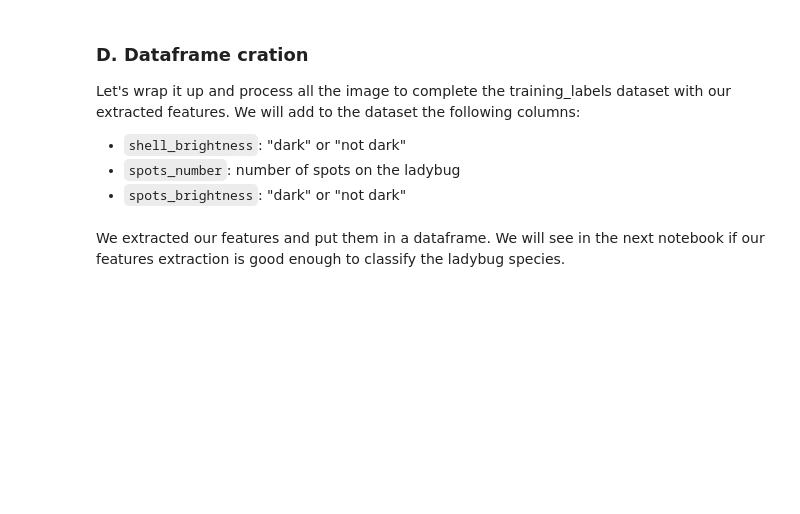
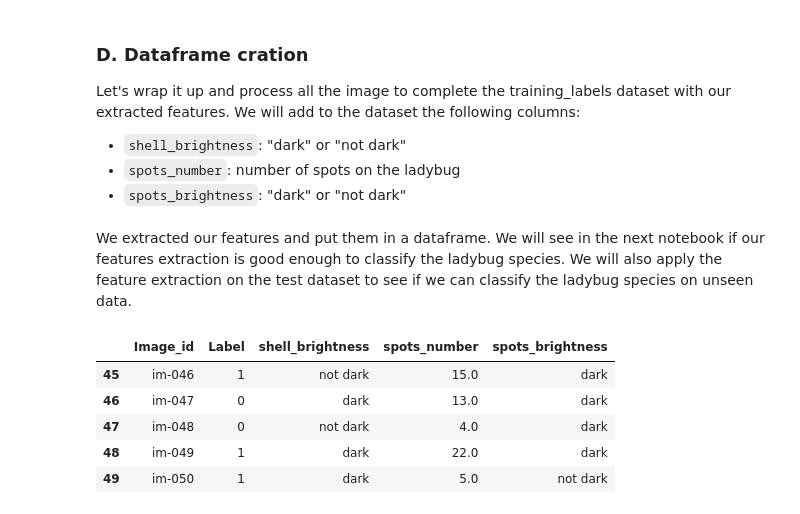
Before and after one commit to godefroylmb/Ladybug, a Jupyter notebook: feature_extraction.ipynb, the cells around one changed output. Saved outputs shown, nothing was run; the diff lists cells and outputs as text; code cells hidden in the pictures; blank space fills up the shorter version.

```diff
--- a/feature_extraction.ipynb
+++ b/feature_extraction.ipynb
@@ -419,4 +419,37 @@ for i in range(1, 201):
 # %%
 labels.to_csv('training_labels_completed.csv', index=False)
 # %% [markdown]
-We extracted our features and put them in a dataframe. We will see in the next notebook if our features extraction is good enough to classify the ladybug species.
+We extracted our features and put them in a dataframe. We will see in the next notebook if our features extraction is good enough to classify the ladybug species. We will also apply the feature extraction on the test dataset to see if we can classify the ladybug species on unseen data.
+# %%
+def load_image_test(imageId):
+    segmentPath = f"D:/Github/ladybug/test/{imageId}_seg.png"
+    rgbPath = f"D:/Github/ladybug/test/{imageId}_im.png"
+    labelRow = labels[labels['Image_id'] == imageId]
+    labelText = int(labelRow['Label'].values[0])
+
+    indexedImage = Image.open(segmentPath)
+    rgbImage = Image.open(rgbPath)
+    grayImage = rgbImage.convert("L")
+
+    return indexedImage, rgbImage, grayImage, labelText
+# %%
+for i in range(1, 51):
+    imageId = f"im-{i:03d}"
+    indexedImage, rgbImage, grayImage, labelText = load_image_test(imageId)
+    indexedArray, rgbArray, rgbaArray, grayArray, laArray = remove_background(indexedImage, rgbImage, grayImage)
+    selectedMask, selectedIndex = select_largest_central_object(np.array(indexedImage))
+    shellBrightness = classify_brightness(grayArray, selectedMask)
+    cleanedIndexed, numberOfSpots, spotsBrightness = spots_extraction(indexedArray, grayArray, selectedMask, shellBrightness)
+
+    test.loc[test['Image_id'] == imageId, 'shell_brightness'] = shellBrightness
+    test.loc[test['Image_id'] == imageId, 'spots_number'] = numberOfSpots
+    test.loc[test['Image_id'] == imageId, 'spots_brightness'] = spotsBrightness
+# %%
+test.tail()
+# %% [output]
+|  | Image_id | Label | shell_brightness | spots_number | spots_brightness |
+| 45 | im-046 | 1 | not dark | 15.0 | dark |
+| 46 | im-047 | 0 | dark | 13.0 | dark |
+| 47 | im-048 | 0 | not dark | 4.0 | dark |
+| 48 | im-049 | 1 | dark | 22.0 | dark |
+| 49 | im-050 | 1 | dark | 5.0 | not dark |
```
Also changed, not shown: parts of 8 cells of this notebook, 3 other files.
